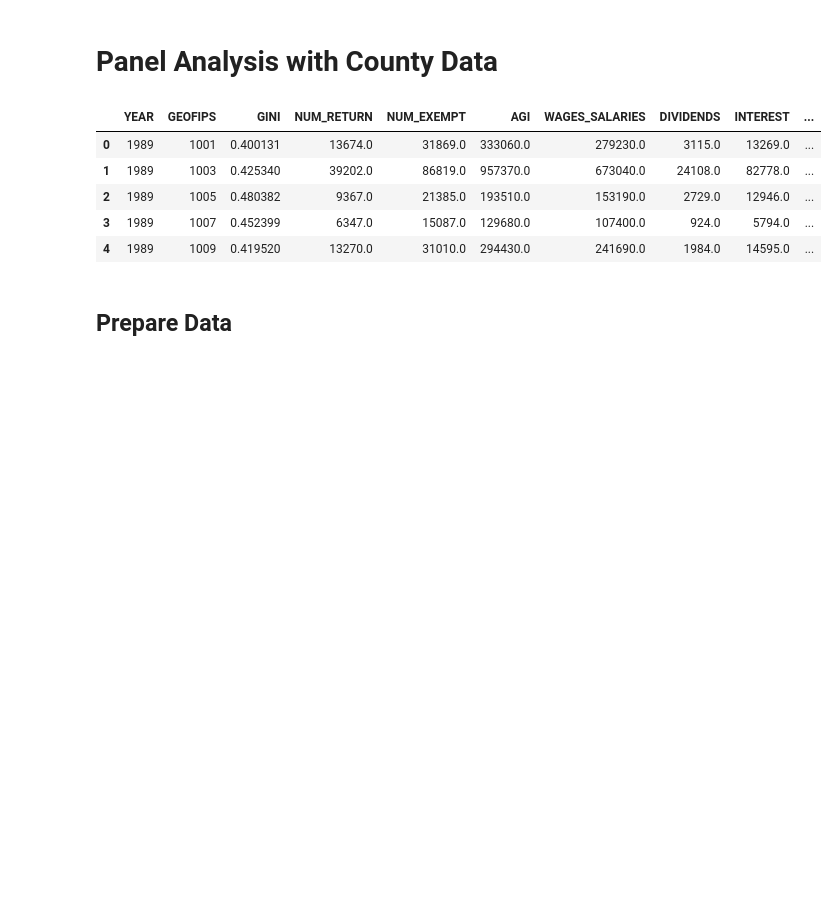
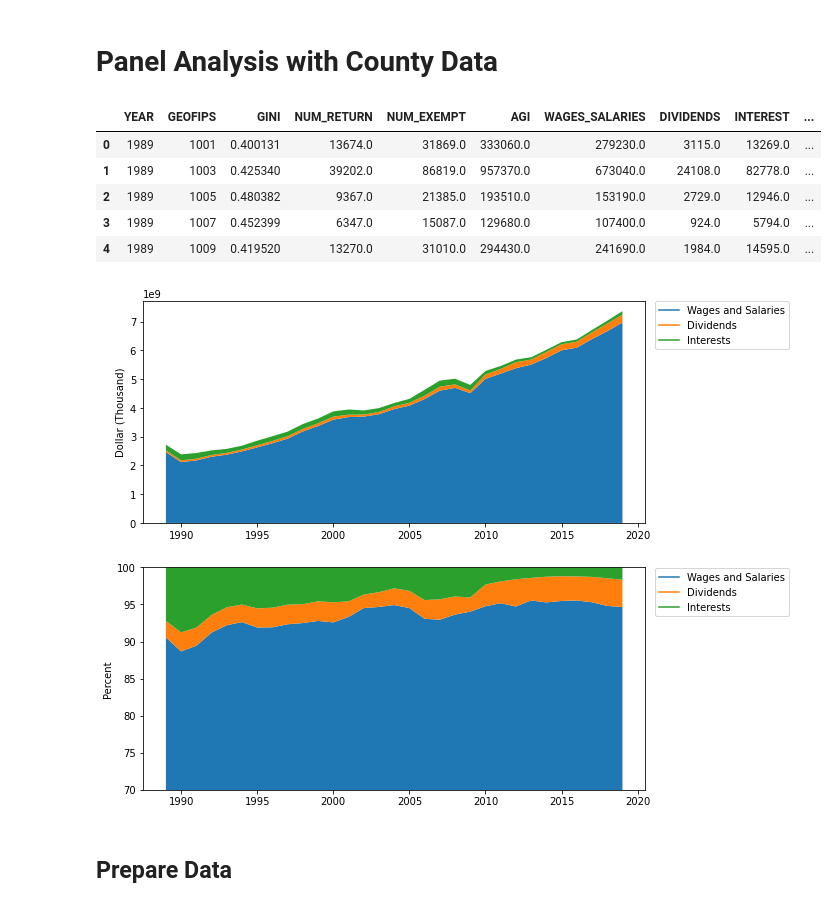
Before and after one commit to oooyiyangc/econ-honor-thesis, a Jupyter notebook: analysis/build/panel.ipynb, the cells around one changed output. Cells and saved outputs as stored; diff of their text form; code cells hidden in the pictures; blank space fills up the shorter version.

```diff
--- a/analysis/build/panel.ipynb
+++ b/analysis/build/panel.ipynb
@@ -21,6 +21,42 @@ data.head()
 | 2 | 1989 | 1005 | 0.480382 | 9367.0 | 21385.0 | 193510.0 | 153190.0 | 2729.0 | 12946.0 | ... |
 | 3 | 1989 | 1007 | 0.452399 | 6347.0 | 15087.0 | 129680.0 | 107400.0 | 924.0 | 5794.0 | ... |
 | 4 | 1989 | 1009 | 0.419520 | 13270.0 | 31010.0 | 294430.0 | 241690.0 | 1984.0 | 14595.0 | ... |
+# %%
+data_mean_by_year = data.groupby("YEAR")[["WAGES_SALARIES", "DIVIDENDS", "INTEREST", "TAXABLE_TOTAL"]].sum()
+
+fig,(ax1, ax2) = plt.subplots(2, 1)
+fig.set_figheight(9)
+fig.set_figwidth(9)
+# Plot x-labels, y-label and data
+ax1.plot([], [], color = "tab:blue",
+         label ='Wages and Salaries')
+ax1.plot([], [], color = "tab:orange",
+         label ='Dividends')
+ax1.plot([], [], color = "tab:green",
+         label ='Interests')
+ax1.stackplot(data_mean_by_year.index, data_mean_by_year["WAGES_SALARIES"], data_mean_by_year["DIVIDENDS"], data_mean_by_year["INTEREST"])
+ax1.set_ylabel("Dollar (Thousand)")
+ax1.legend(loc=(1.02,0.78))
+
+# Plot x-labels, y-label and data
+ax2.plot([], [], color = "tab:blue",
+         label ='Wages and Salaries')
+ax2.plot([], [], color = "tab:orange",
+         label ='Dividends')
+ax2.plot([], [], color = "tab:green",
+         label ='Interests')
+
+WAGES_SALARIES = data_mean_by_year["WAGES_SALARIES"] / data_mean_by_year["TAXABLE_TOTAL"] * 100,
+DIVIDENDS = data_mean_by_year["DIVIDENDS"] / data_mean_by_year["TAXABLE_TOTAL"] * 100,
+INTEREST = data_mean_by_year["INTEREST"] / data_mean_by_year["TAXABLE_TOTAL"] * 100
+
+ax2.stackplot(data_mean_by_year.index, WAGES_SALARIES, DIVIDENDS, INTEREST)
+ax2.set_ylabel("Percent")
+ax2.legend(loc=(1.02,0.78))
+ax2.set_ylim(70, 100)
+plt.show()
+# %% [output]
+[figure, added]
 # %% [markdown]
 ## Prepare Data
 # %%
```
Also changed, not shown: parts of 19 cells of this notebook.
